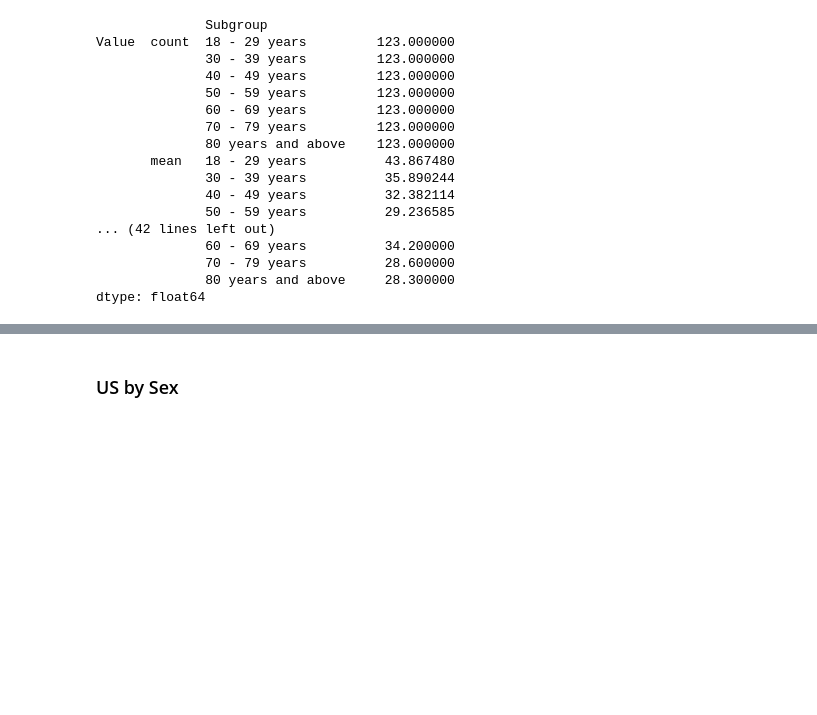
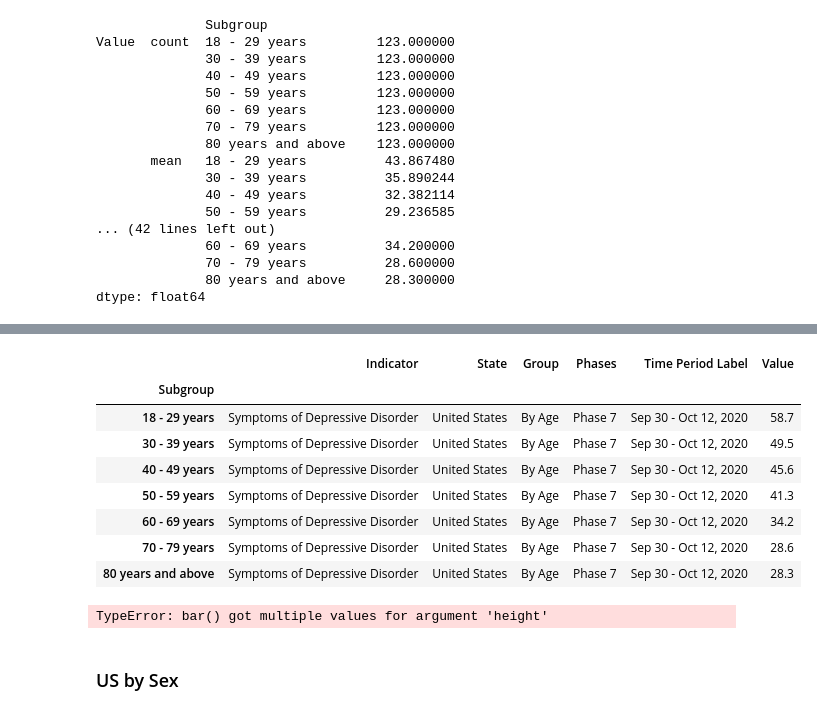
Before and after one commit to lmm2020/EDA-Projects, a Jupyter notebook: EDA_anxiety.ipynb, the cells around one changed output, grey strips where cells are left out. Drawn from its saved outputs; the diff is of its cells as text; code cells hidden in the pictures; blank space fills up the shorter version.

```diff
--- a/EDA_anxiety.ipynb
+++ b/EDA_anxiety.ipynb
@@ -519,3 +546,27 @@ dtype: float64
+# %%
+#try to plot one of the statistics - min
+max_age = us_by_age.groupby('Subgroup').max()
+
+max_age
+# %% [output]
+|  | Indicator | State | Group | Phases | Time Period Label | Value |
+| Subgroup |  |  |  |  |  |  |
+| 18 - 29 years | Symptoms of Depressive Disorder | United States | By Age | Phase 7 | Sep 30 - Oct 12, 2020 | 58.7 |
+| 30 - 39 years | Symptoms of Depressive Disorder | United States | By Age | Phase 7 | Sep 30 - Oct 12, 2020 | 49.5 |
+| 40 - 49 years | Symptoms of Depressive Disorder | United States | By Age | Phase 7 | Sep 30 - Oct 12, 2020 | 45.6 |
+| 50 - 59 years | Symptoms of Depressive Disorder | United States | By Age | Phase 7 | Sep 30 - Oct 12, 2020 | 41.3 |
+| 60 - 69 years | Symptoms of Depressive Disorder | United States | By Age | Phase 7 | Sep 30 - Oct 12, 2020 | 34.2 |
+| 70 - 79 years | Symptoms of Depressive Disorder | United States | By Age | Phase 7 | Sep 30 - Oct 12, 2020 | 28.6 |
+| 80 years and above | Symptoms of Depressive Disorder | United States | By Age | Phase 7 | Sep 30 - Oct 12, 2020 | 28.3 |
+# %%
+m_ages = max_age['Phases'] #y label
+max_values = max_age['Value'] # x label
+
+plt.bar(max_values, m_ages, height=5)
+
+plt.show()
+# %% [output]
+TypeError: bar() got multiple values for argument 'height'
 # %% [markdown]
 ### US by Sex
 # %%
```
Also changed, not shown: parts of 4 cells of this notebook.
